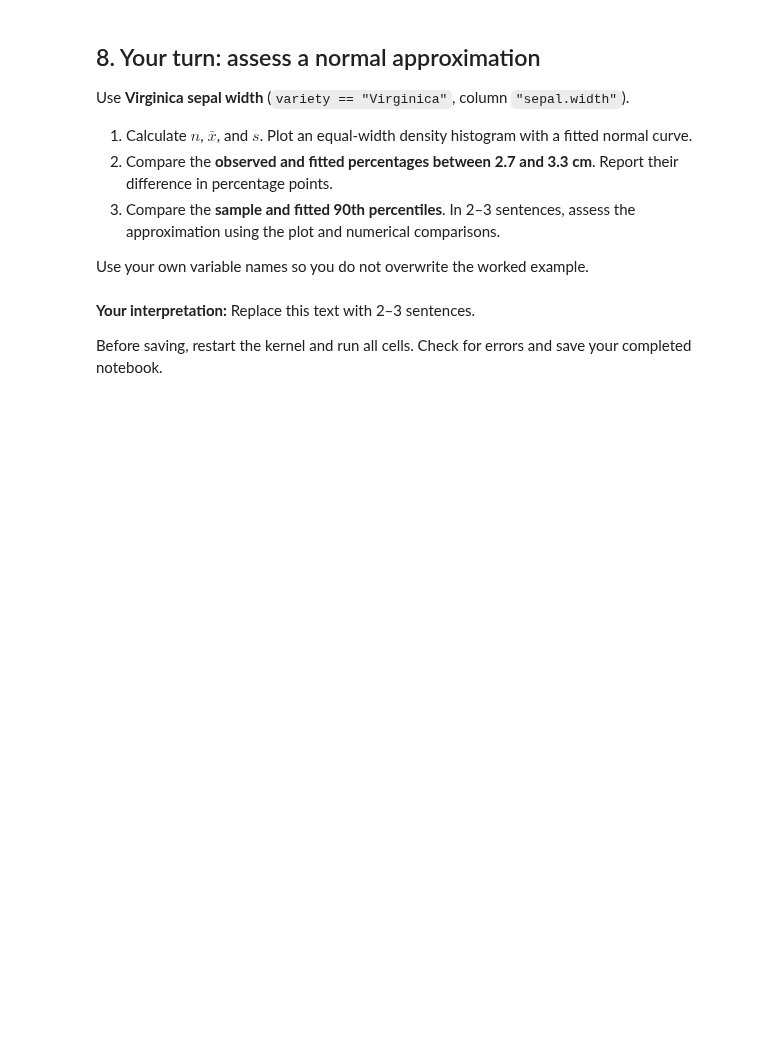
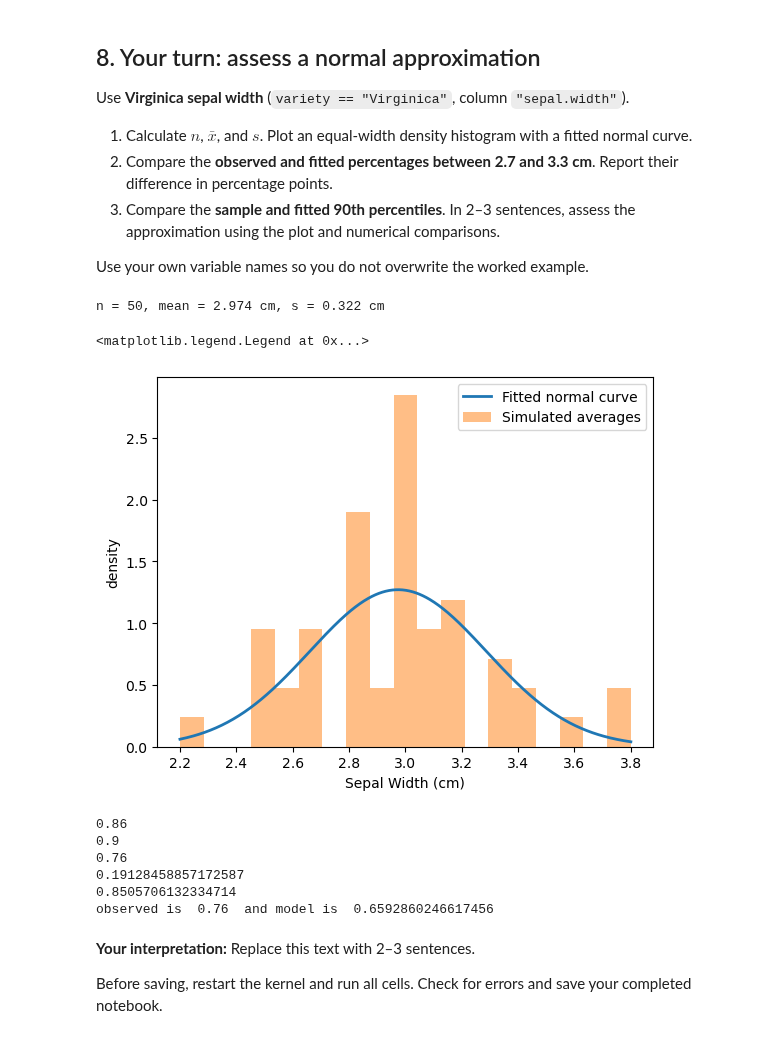
Before and after one commit to paulien67/26f-engr1451-2451, a Jupyter notebook: 2-class/w03b_normal_approximation.ipynb, the cells around one changed output. Saved outputs shown, nothing was run; the diff lists cells and outputs as text; code cells hidden in the pictures; blank space fills up the shorter version.

```diff
--- a/2-class/w03b_normal_approximation.ipynb
+++ b/2-class/w03b_normal_approximation.ipynb
@@ -202,10 +203,68 @@ Use your own variable names so you do not overwrite the worked example.
 # %%
 # 1. Select the sample, drop missing values, summarize, fit, and plot.
 # YOUR CODE HERE
+sample = iris.loc[iris["variety"] == "Virginica", "sepal.width"].dropna()
+
+#summary stats
+mean_value = sample.mean()
+std_val = sample.std(ddof=1)
+
+#build model, what's needed to make plot
+model = norm(loc=mean_value, scale=std_value)
+#x_vector = np.linspace(sample.min(), sample.max())
+
+sepalwidth_bins = np.linspace(sample.min(), sample.max(),20)
+
+print(f"n = {sample.size}, mean = {mean_value:.3f} cm, s = {std_val:.3f} cm")
+
+sepalwidthmean_grid = np.linspace(sample.min(), sample.max(), 400)
+#sepalwidthmean_grid = np.linspace(sample.min(), sample.max(), 400)
+
+
+#make normal plot, fitted function
+
+
+#plt.plot(sepalwidthmean_grid, mean_model.pdf(mean_grid), linewidth=2, label="Fitted normal curve")
+
+plt.plot(sepalwidthmean_grid, model.pdf(sepalwidthmean_grid), linewidth=2, label="Fitted normal curve")
+
+#make histogram
+plt.hist(sample, bins=sepalwidth_bins, density=True, alpha=0.5, label="Simulated averages")
+plt.xlabel("Sepal Width (cm)")
+plt.ylabel("density")
+plt.legend()
+# %% [output]
+n = 50, mean = 2.974 cm, s = 0.322 cm
+<matplotlib.legend.Legend at 0x...>
+[figure, added]
 # %%
+lower_cutoff = 2.7
+upper_cutoff = 3.3
+
+sample >= lower_cutoff
+
+print((sample >= lower_cutoff).mean())
+print((sample <= upper_cutoff).mean())
+print(sample.between(lower_cutoff, upper_cutoff).mean())
+
+observed = ((sample >= lower_cutoff) & (sample <= upper_cutoff)).mean()
+
+print(model.cdf(lower_cutoff))
+print(model.cdf(upper_cutoff))
+model_compare = model.cdf(upper_cutoff) - model.cdf(lower_cutoff)
+
+print("observed is ", observed, " and model is ", model_compare)
+
 # 2. Compare percentages; calculate observed minus fitted in percentage points.
 # 3. Compare the sample and fitted 90th percentiles.
 # YOUR CODE HERE
+# %% [output]
+0.86
+0.9
+0.76
+0.19128458857172587
+0.8505706132334714
+observed is  0.76  and model is  0.6592860246617456
 # %% [markdown]
 **Your interpretation:** Replace this text with 2–3 sentences.
 
```
Also changed, not shown: parts of 2 cells of this notebook, 4 other files.
